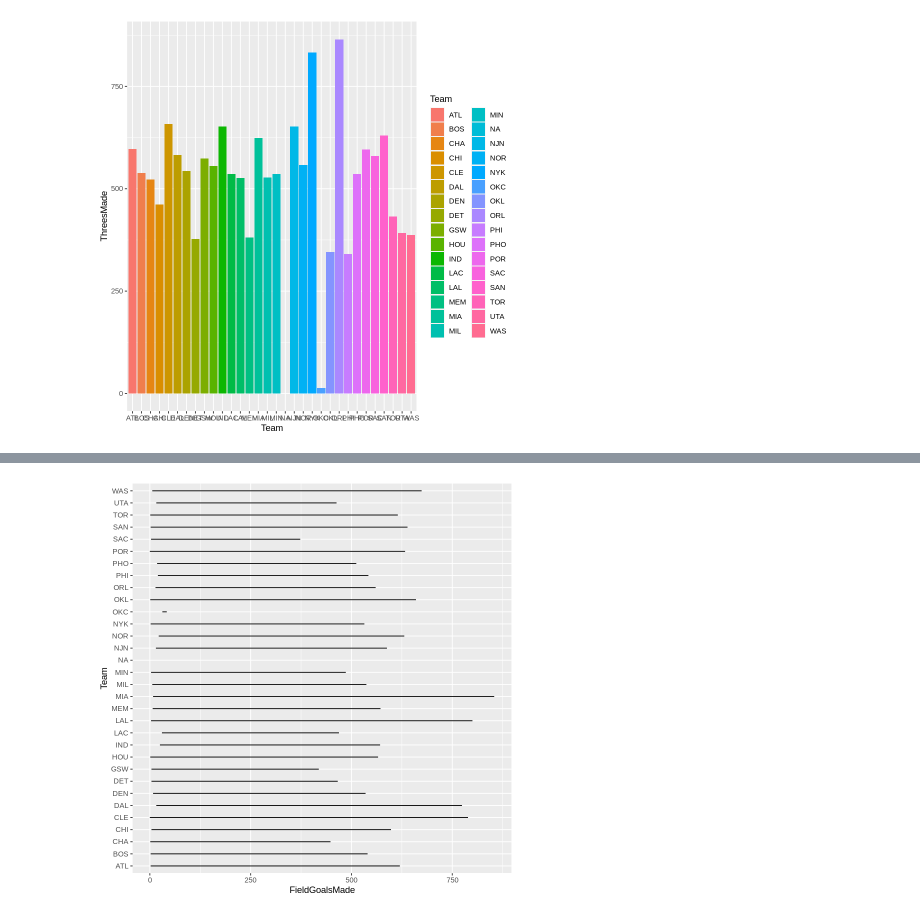
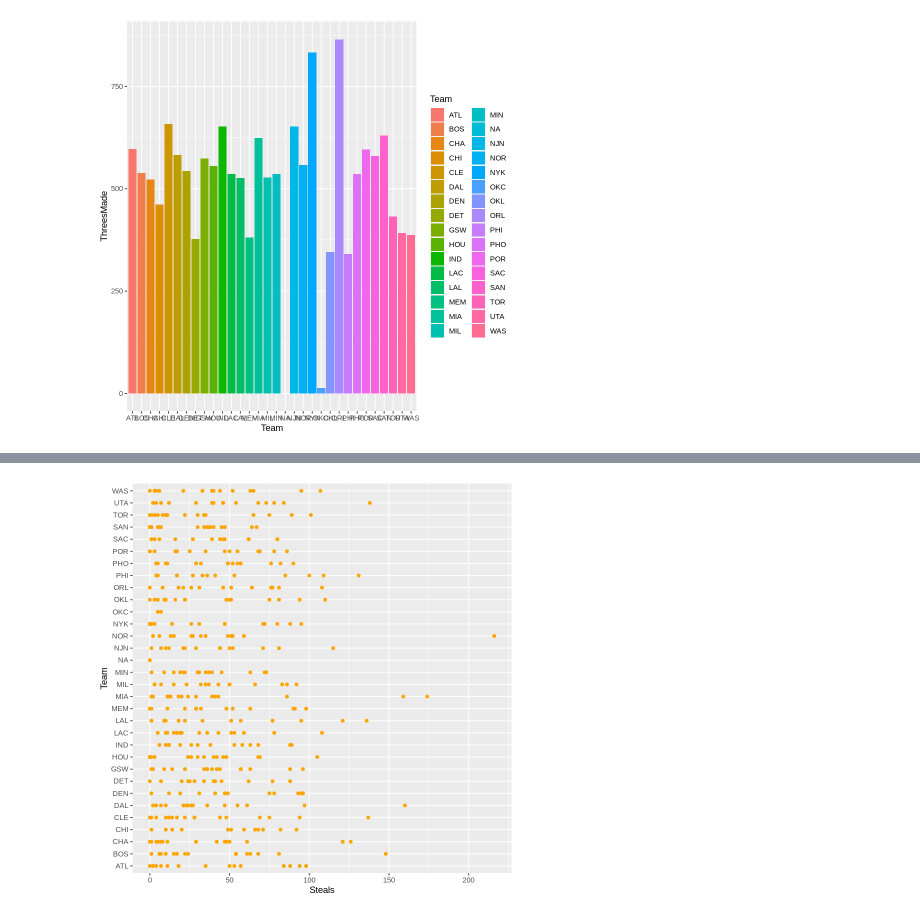
Before and after one commit to mia-netizen/bigdata, a Jupyter notebook: 0420期中考.ipynb, the cells around one changed output, grey strips where cells are left out. Drawn from its saved outputs; the diff is of its cells as text; code cells hidden in the pictures.

```diff
--- a/0420期中考.ipynb
+++ b/0420期中考.ipynb
@@ -183,4 +189,4 @@ ggplot(data=NBA0809,aes(x=Team,y=ThreesMade,fill=Team))+geom_col()
 # %%
-ggplot(data=NBA0809,aes(x=FieldGoalsMade,y=Team))+geom_line()
+ggplot(data=NBA0809,aes(x=Steals,y=Team))+geom_point(colour="orange")
 # %% [output]
-[figure, old version]
+[figure, new version]
```
Also changed, not shown: parts of 5 cells of this notebook.
